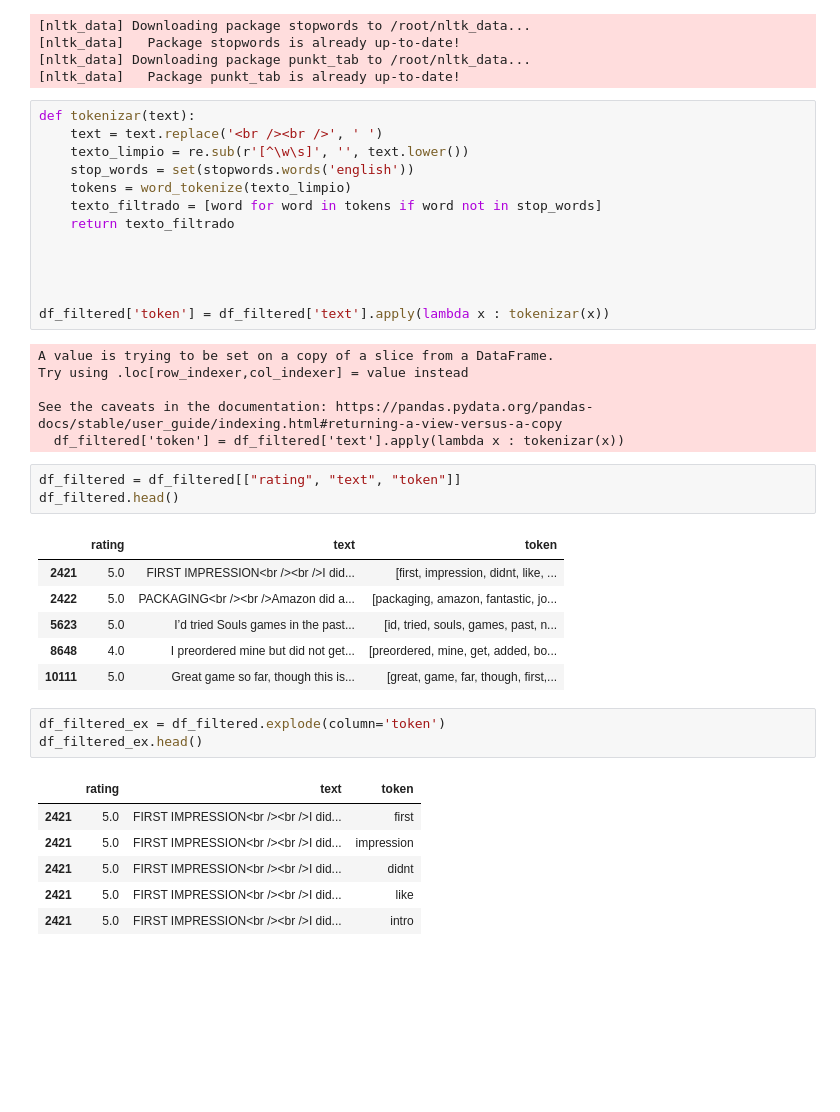
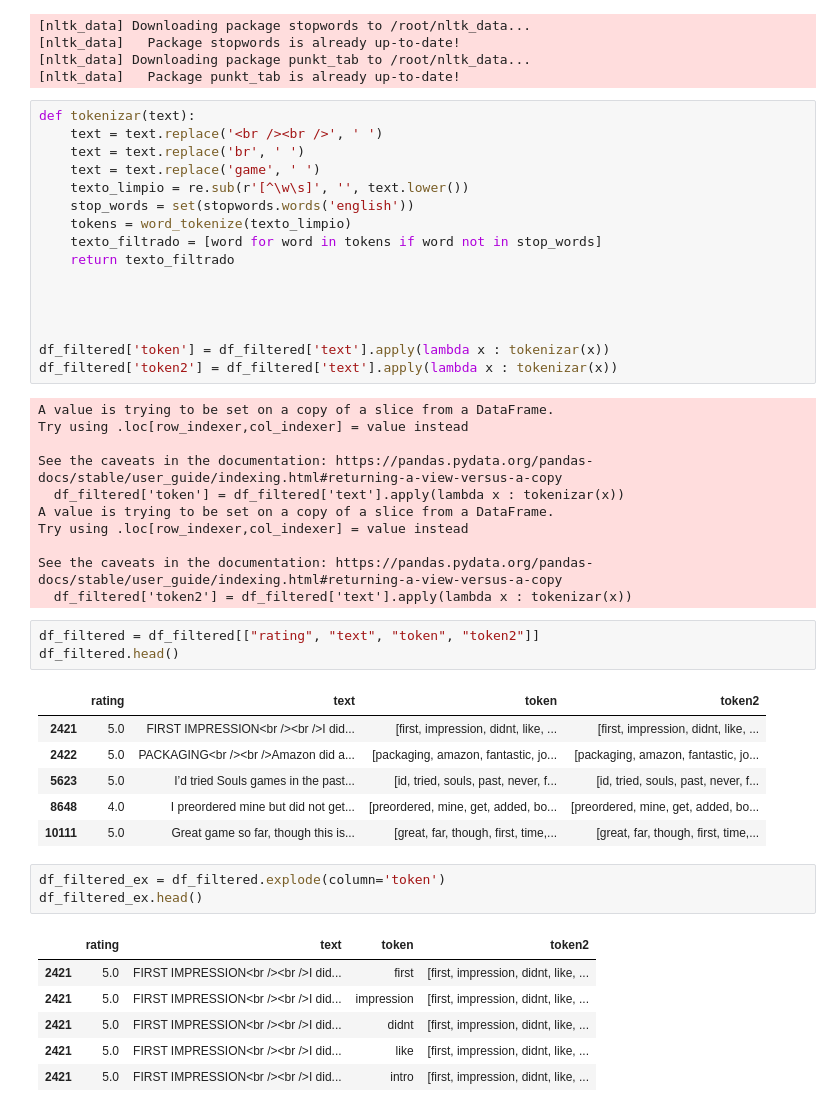
Before and after one commit to christiangarza1505813/PCD, a Jupyter notebook: Tarea_2.ipynb, the cells around one changed output. Cells and saved outputs as stored; diff of their text form; blank space fills up the shorter version.

```diff
--- a/Tarea_2.ipynb
+++ b/Tarea_2.ipynb
@@ -217,6 +217,8 @@ from nltk.tokenize import word_tokenize
 # %%
 def tokenizar(text):
     text = text.replace('<br /><br />', ' ')
+    text = text.replace('br', ' ')
+    text = text.replace('game', ' ')
     texto_limpio = re.sub(r'[^\w\s]', '', text.lower())
     stop_words = set(stopwords.words('english'))
     tokens = word_tokenize(texto_limpio)
@@ -227,32 +229,38 @@ def tokenizar(text):
 
 
 df_filtered['token'] = df_filtered['text'].apply(lambda x : tokenizar(x))
+df_filtered['token2'] = df_filtered['text'].apply(lambda x : tokenizar(x))
 # %% [output]
 A value is trying to be set on a copy of a slice from a DataFrame.
 Try using .loc[row_indexer,col_indexer] = value instead
 
 See the caveats in the documentation: https://pandas.pydata.org/pandas-docs/stable/user_guide/indexing.html#returning-a-view-versus-a-copy
   df_filtered['token'] = df_filtered['text'].apply(lambda x : tokenizar(x))
+A value is trying to be set on a copy of a slice from a DataFrame.
+Try using .loc[row_indexer,col_indexer] = value instead
+
+See the caveats in the documentation: https://pandas.pydata.org/pandas-docs/stable/user_guide/indexing.html#returning-a-view-versus-a-copy
+  df_filtered['token2'] = df_filtered['text'].apply(lambda x : tokenizar(x))
 # %%
-df_filtered = df_filtered[["rating", "text", "token"]]
+df_filtered = df_filtered[["rating", "text", "token", "token2"]]
 df_filtered.head()
 # %% [output]
-|  | rating | text | token |
-| 2421 | 5.0 | FIRST IMPRESSION<br /><br />I did... | [first, impression, didnt, like, ... |
-| 2422 | 5.0 | PACKAGING<br /><br />Amazon did a... | [packaging, amazon, fantastic, jo... |
-| 5623 | 5.0 | I’d tried Souls games in the past... | [id, tried, souls, games, past, n... |
-| 8648 | 4.0 | I preordered mine but did not get... | [preordered, mine, get, added, bo... |
-| 10111 | 5.0 | Great game so far, though this is... | [great, game, far, though, first,... |
+|  | rating | text | token | token2 |
+| 2421 | 5.0 | FIRST IMPRESSION<br /><br />I did... | [first, impression, didnt, like, ... | [first, impression, didnt, like, ... |
+| 2422 | 5.0 | PACKAGING<br /><br />Amazon did a... | [packaging, amazon, fantastic, jo... | [packaging, amazon, fantastic, jo... |
+| 5623 | 5.0 | I’d tried Souls games in the past... | [id, tried, souls, past, never, f... | [id, tried, souls, past, never, f... |
+| 8648 | 4.0 | I preordered mine but did not get... | [preordered, mine, get, added, bo... | [preordered, mine, get, added, bo... |
+| 10111 | 5.0 | Great game so far, though this is... | [great, far, though, first, time,... | [great, far, though, first, time,... |
 # %%
 df_filtered_ex = df_filtered.explode(column='token')
 df_filtered_ex.head()
 # %% [output]
-|  | rating | text | token |
-| 2421 | 5.0 | FIRST IMPRESSION<br /><br />I did... | first |
-| 2421 | 5.0 | FIRST IMPRESSION<br /><br />I did... | impression |
-| 2421 | 5.0 | FIRST IMPRESSION<br /><br />I did... | didnt |
-| 2421 | 5.0 | FIRST IMPRESSION<br /><br />I did... | like |
-| 2421 | 5.0 | FIRST IMPRESSION<br /><br />I did... | intro |
+|  | rating | text | token | token2 |
+| 2421 | 5.0 | FIRST IMPRESSION<br /><br />I did... | first | [first, impression, didnt, like, ... |
+| 2421 | 5.0 | FIRST IMPRESSION<br /><br />I did... | impression | [first, impression, didnt, like, ... |
+| 2421 | 5.0 | FIRST IMPRESSION<br /><br />I did... | didnt | [first, impression, didnt, like, ... |
+| 2421 | 5.0 | FIRST IMPRESSION<br /><br />I did... | like | [first, impression, didnt, like, ... |
+| 2421 | 5.0 | FIRST IMPRESSION<br /><br />I did... | intro | [first, impression, didnt, like, ... |
 # %%
 lexicon = pd.read_table(
             'https://raw.githubusercontent.com/fnielsen/afinn/master/afinn/data/AFINN-en-165.txt',
```
Also changed, not shown: parts of 14 cells of this notebook.
